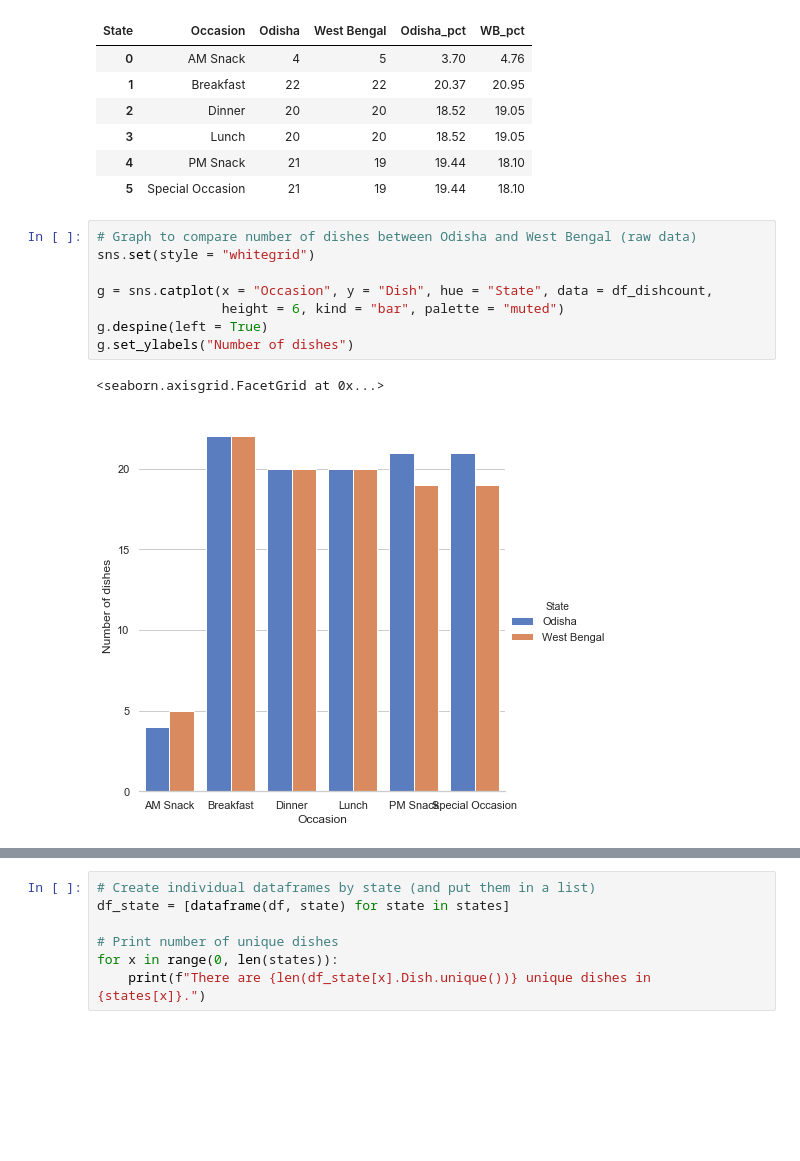
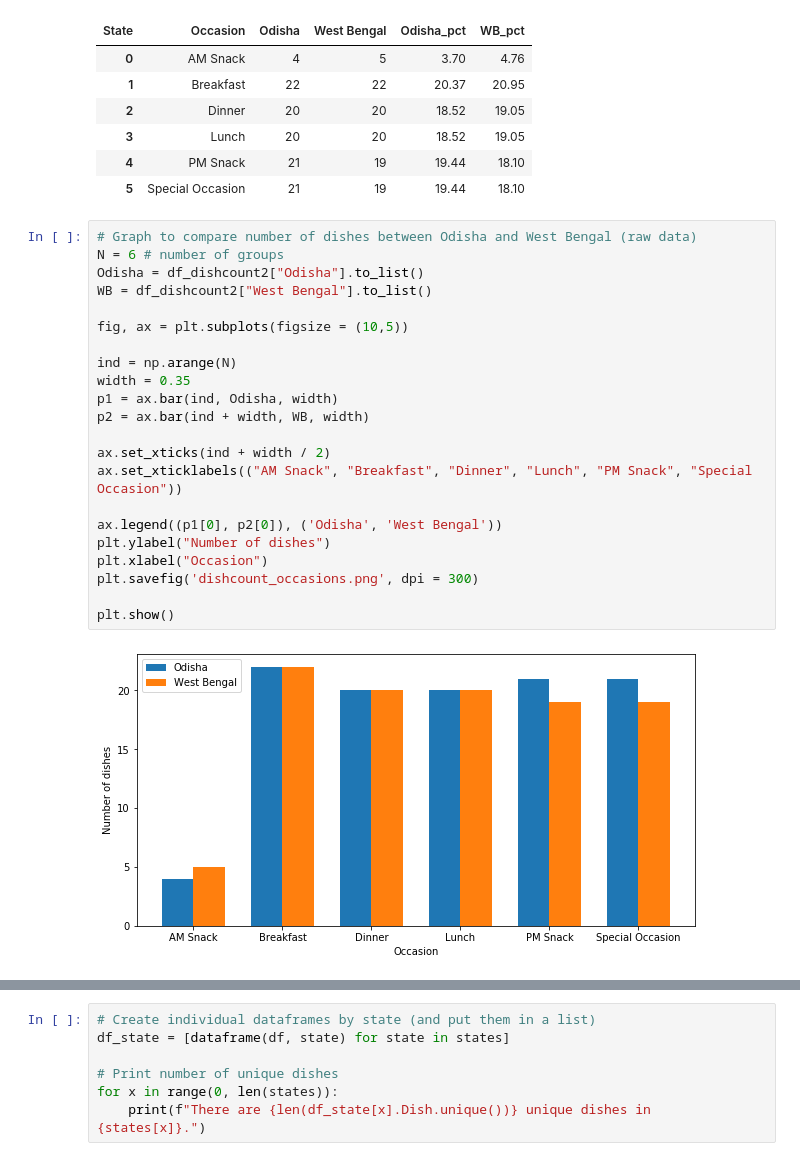
Before and after one commit to rochiecuevas/FoodChoice, a Jupyter notebook: Expert_Elicitation.ipynb, the cells around one changed output, grey strips where cells are left out. Drawn from its saved outputs; the diff is of its cells as text; blank space fills up the shorter version.

```diff
--- a/Expert_Elicitation.ipynb
+++ b/Expert_Elicitation.ipynb
@@ -121,17 +123,30 @@ df_dishcount2
 | 3 | Lunch | 20 | 20 | 18.52 | 19.05 |
 | 4 | PM Snack | 21 | 19 | 19.44 | 18.10 |
 | 5 | Special Occasion | 21 | 19 | 19.44 | 18.10 |
-# %%
-# Graph to compare number of dishes between Odisha and West Bengal (raw data)
-sns.set(style = "whitegrid")
-
-g = sns.catplot(x = "Occasion", y = "Dish", hue = "State", data = df_dishcount,
-                height = 6, kind = "bar", palette = "muted")
-g.despine(left = True)
-g.set_ylabels("Number of dishes")
-# %% [output]
-<seaborn.axisgrid.FacetGrid at 0x...>
-[figure, removed]
+# %%
+# Graph to compare number of dishes between Odisha and West Bengal (raw data)
+N = 6 # number of groups
+Odisha = df_dishcount2["Odisha"].to_list()
+WB = df_dishcount2["West Bengal"].to_list()
+
+fig, ax = plt.subplots(figsize = (10,5))
+
+ind = np.arange(N)
+width = 0.35
+p1 = ax.bar(ind, Odisha, width)
+p2 = ax.bar(ind + width, WB, width)
+
+ax.set_xticks(ind + width / 2)
+ax.set_xticklabels(("AM Snack", "Breakfast", "Dinner", "Lunch", "PM Snack", "Special Occasion"))
+
+ax.legend((p1[0], p2[0]), ('Odisha', 'West Bengal'))
+plt.ylabel("Number of dishes")
+plt.xlabel("Occasion")
+plt.savefig('dishcount_occasions.png', dpi = 300)
+
+plt.show()
+# %% [output]
+[figure, added]
 # %%
 # Graph to compare number of dishes between Odisha and West Bengal (percent)
 N = 6 # number of groups
```
Also changed, not shown: parts of 8 cells of this notebook.
